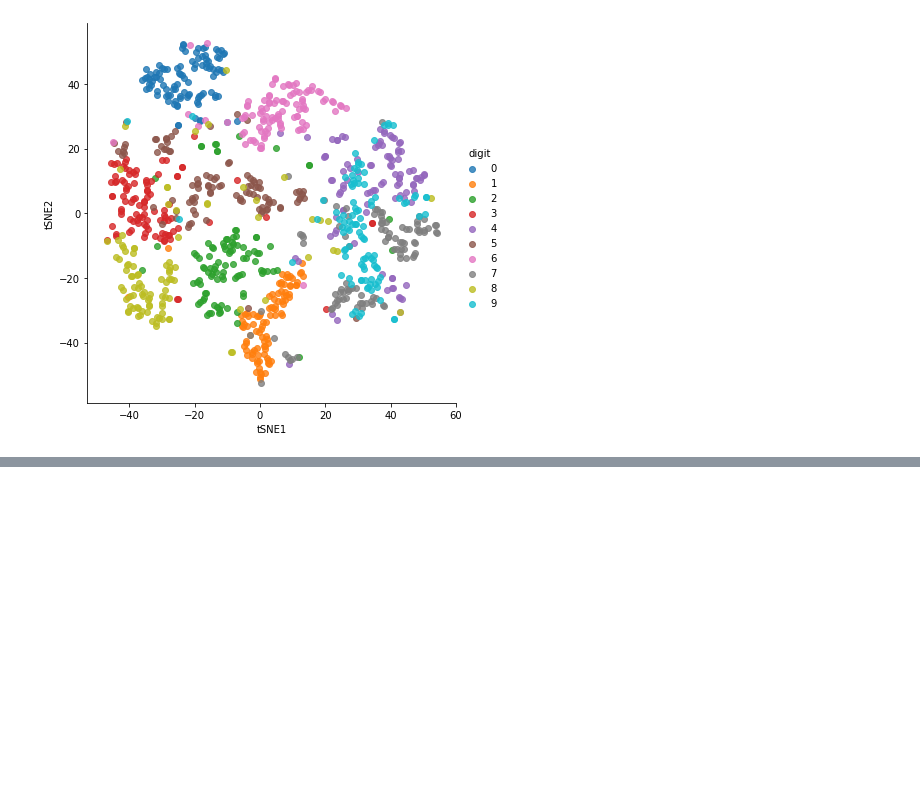
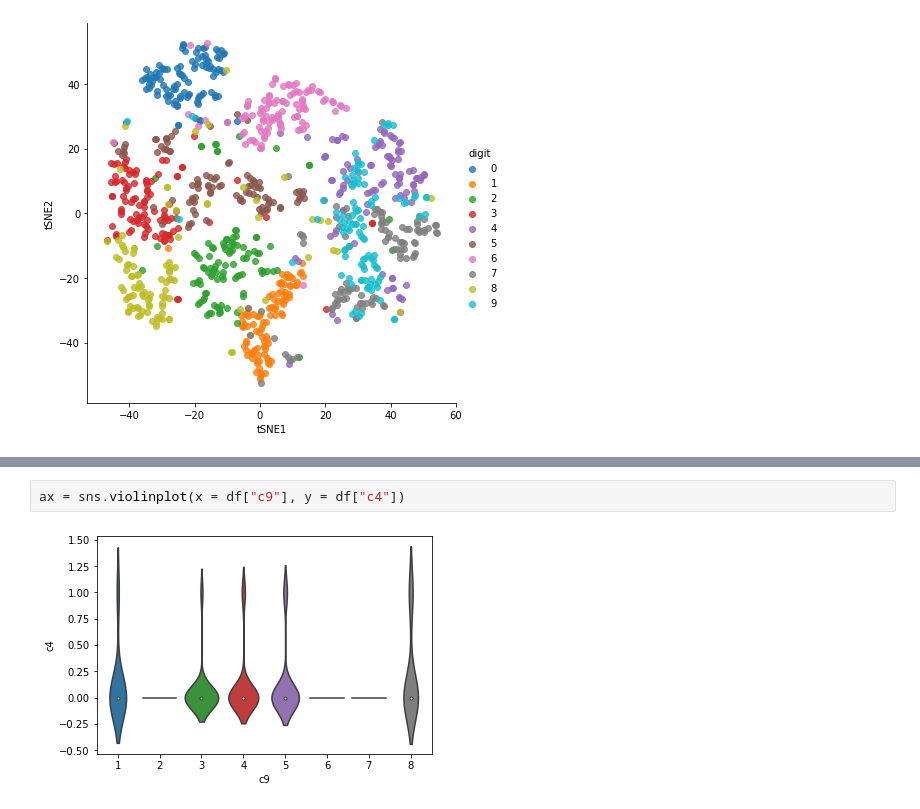
Before and after one commit to pwaabdullah/CAP5610, a Jupyter notebook: HW1/HW1.ipynb, the cells around one changed output, grey strips where cells are left out. Saved outputs shown, nothing was run; the diff lists cells and outputs as text; blank space fills up the shorter version.

```diff
--- a/HW1/HW1.ipynb
+++ b/HW1/HW1.ipynb
@@ -93,0 +102,4 @@ ax = sns.violinplot(x="day", y="total_bill", data=df)
+# %%
+ax = sns.violinplot(x = df["c9"], y = df["c4"])
+# %% [output]
+[figure, added]
```
Also changed, not shown: parts of 19 cells of this notebook, 1 other file.
